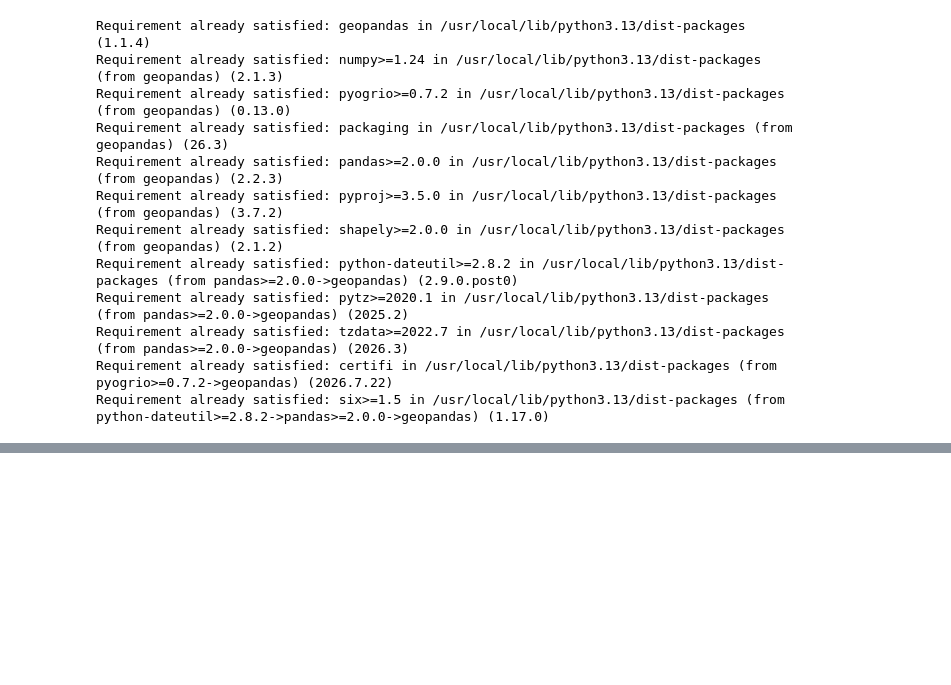
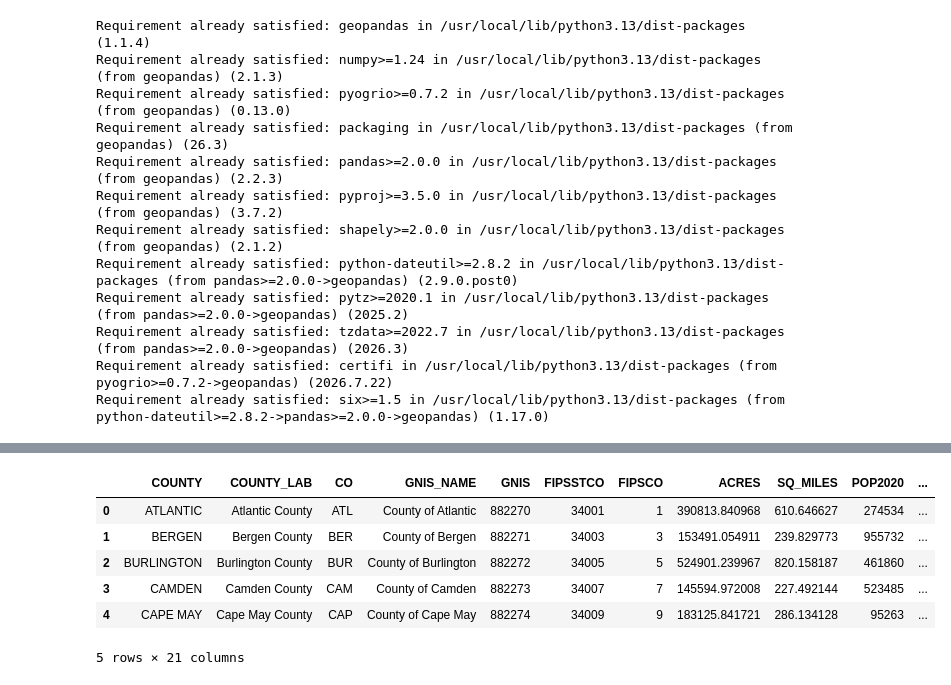
Before and after one commit to Anjanique-Knight/AjGIS, a Jupyter notebook: AffordableHousingNJCounties.ipynb, the cells around one changed output, grey strips where cells are left out. Cells and saved outputs as stored; diff of their text form; code cells hidden in the pictures; blank space fills up the shorter version.

```diff
--- a/AffordableHousingNJCounties.ipynb
+++ b/AffordableHousingNJCounties.ipynb
@@ -126,0 +192,10 @@ cb_2025_us_county_500k.plot(
+# %%
+NJC_3857.head()
+# %% [output]
+|  | COUNTY | COUNTY_LAB | CO | GNIS_NAME | GNIS | FIPSSTCO | FIPSCO | ACRES | SQ_MILES | POP2020 | ... |
+| 0 | ATLANTIC | Atlantic County | ATL | County of Atlantic | 882270 | 34001 | 1 | 390813.840968 | 610.646627 | 274534 | ... |
+| 1 | BERGEN | Bergen County | BER | County of Bergen | 882271 | 34003 | 3 | 153491.054911 | 239.829773 | 955732 | ... |
+| 2 | BURLINGTON | Burlington County | BUR | County of Burlington | 882272 | 34005 | 5 | 524901.239967 | 820.158187 | 461860 | ... |
+| 3 | CAMDEN | Camden County | CAM | County of Camden | 882273 | 34007 | 7 | 145594.972008 | 227.492144 | 523485 | ... |
+| 4 | CAPE MAY | Cape May County | CAP | County of Cape May | 882274 | 34009 | 9 | 183125.841721 | 286.134128 | 95263 | ... |
+5 rows × 21 columns
```
Also changed, not shown: parts of 21 cells of this notebook.
